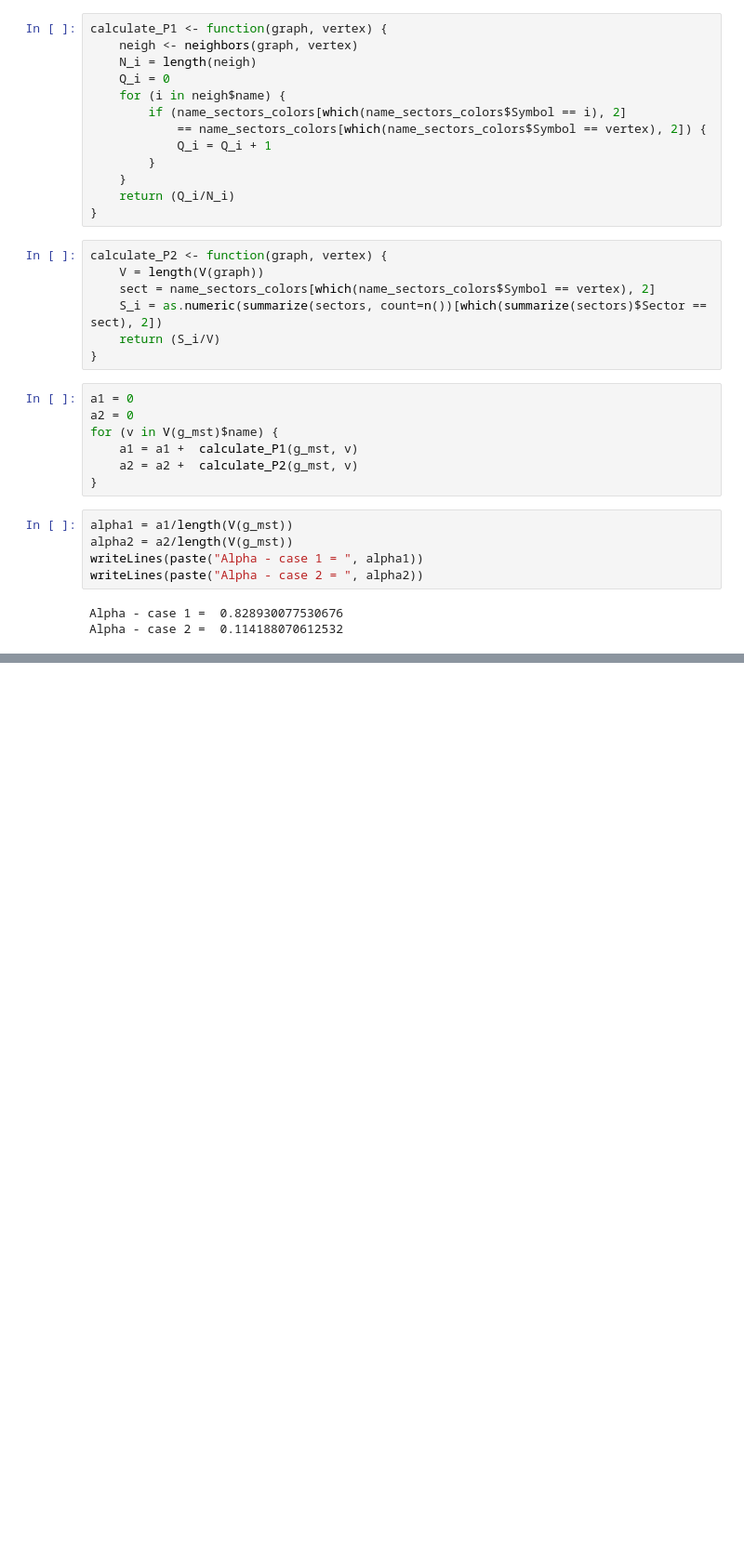
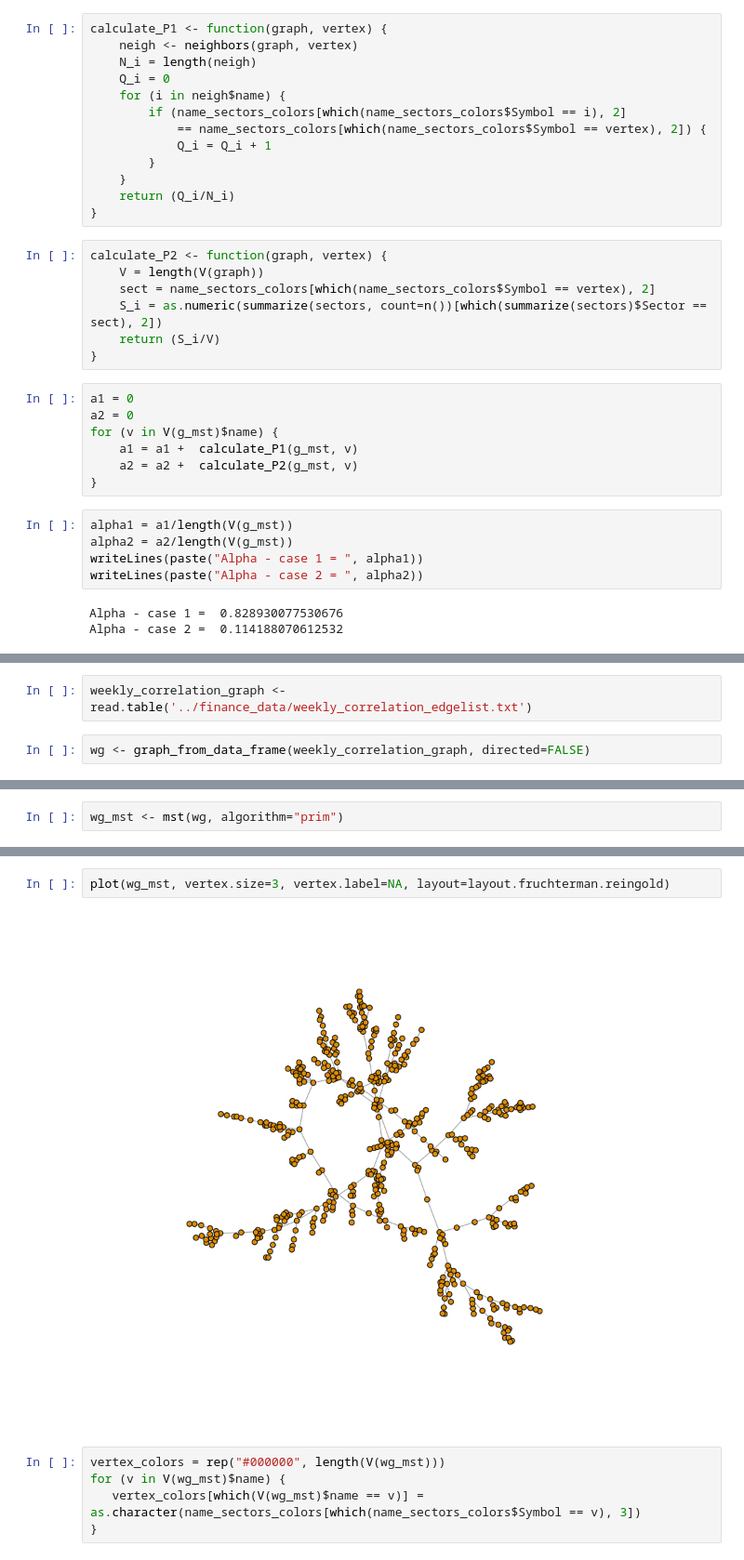
Before and after one commit to maithilibhide/ECE232, a Jupyter notebook: Project5/Stocks_Graph.ipynb, the cells around one changed output, grey strips where cells are left out. Shown at 93% size. Cells and saved outputs as stored; diff of their text form; blank space fills up the shorter version.

```diff
--- a/Project5/Stocks_Graph.ipynb
+++ b/Project5/Stocks_Graph.ipynb
@@ -244,0 +227,4 @@ Alpha - case 2 =  0.114188070612532
+# %%
+weekly_correlation_graph <- read.table('../finance_data/weekly_correlation_edgelist.txt')
+# %%
+wg <- graph_from_data_frame(weekly_correlation_graph, directed=FALSE)
@@ -244,0 +244,2 @@ Alpha - case 2 =  0.114188070612532
+# %%
+wg_mst <- mst(wg, algorithm="prim")
@@ -244,0 +257,9 @@ Alpha - case 2 =  0.114188070612532
+# %%
+plot(wg_mst, vertex.size=3, vertex.label=NA, layout=layout.fruchterman.reingold)
+# %% [output]
+[figure, added]
+# %%
+vertex_colors = rep("#000000", length(V(wg_mst)))
+for (v in V(wg_mst)$name) {
+   vertex_colors[which(V(wg_mst)$name == v)] = as.character(name_sectors_colors[which(name_sectors_colors$Symbol == v), 3])
+}
```
Also changed, not shown: parts of 6 cells of this notebook.
